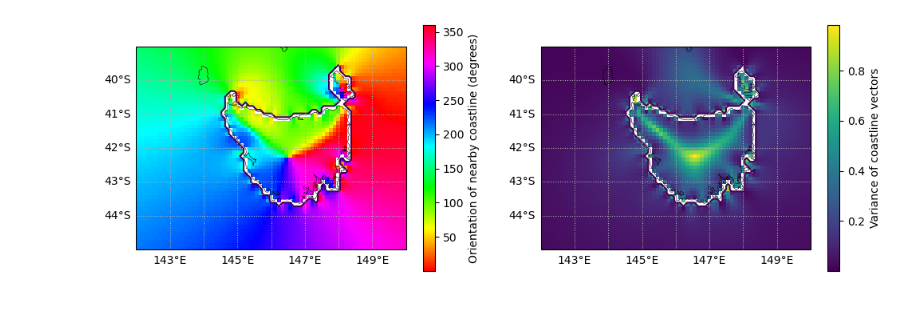
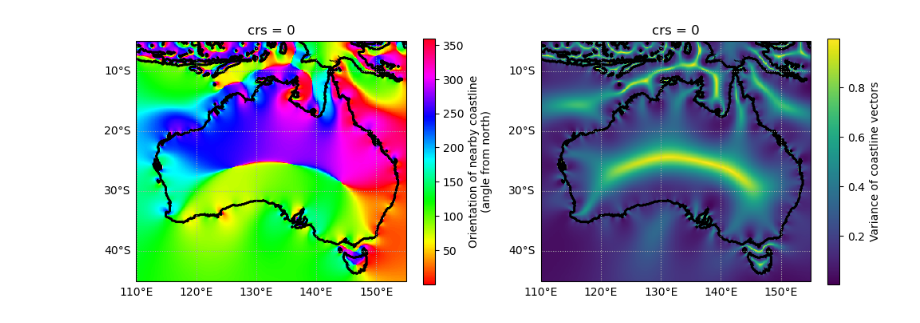
Before and after one commit to andrewbrown31/sea_breeze, a Jupyter notebook: kernel_method.ipynb, the cells around one changed output. Drawn from its saved outputs; the diff is of its cells as text; code cells hidden in the pictures.

Commit message:
Improved coastline method and plotting

```diff
--- a/kernel_method.ipynb
+++ b/kernel_method.ipynb
@@ -153,27 +105,24 @@ mean_angles, stack, variance = get_coastline_angle_circle(coastline_labels[l], l
 # %%
 plt.figure(figsize=[12,4])
 lon = lsm.lon
 lat = lsm.lat
-xx,yy = np.meshgrid(lon,lat)
+angle_da = xr.DataArray(mean_angles,coords={"lat":lat,"lon":lon})
+var_da = xr.DataArray(variance,coords={"lat":lat,"lon":lon})
 
 ax=plt.subplot(1,2,1,projection=ccrs.PlateCarree())
-c=ax.pcolormesh(xx,yy,np.rad2deg(mean_angles),cmap="hsv")
-ax.contour(xx,yy,label_masks[l])
+c=angle_da.plot(cmap="hsv",add_colorbar=False)
+xr.plot.contour(lsm,colors=["k"])
 cb=plt.colorbar(c)
 ax.coastlines(lw=0.4)
 ax.gridlines(draw_labels=["left","bottom"],ls=":")
-plt.ylim([-45,-39])
-plt.xlim([142,150])
-cb.set_label("Orientation of nearby coastline (degrees)")
+cb.set_label("Orientation of nearby coastline\n(angle from north)")
 
 ax=plt.subplot(1,2,2,projection=ccrs.PlateCarree())
-c=ax.pcolormesh(xx,yy,variance)
-ax.contour(xx,yy,label_masks[l])
+c=var_da.plot(add_colorbar=False)
+xr.plot.contour(lsm,colors=["k"])
 cb=plt.colorbar(c)
 ax.coastlines(lw=0.4)
 ax.gridlines(draw_labels=["left","bottom"],ls=":")
-plt.ylim([-45,-39])
-plt.xlim([142,150])
 cb.set_label("Variance of coastline vectors")
 # %% [output]
-[figure, old version]
+[figure, new version]
```
Also changed, not shown: parts of 9 cells of this notebook, 3 other files.
